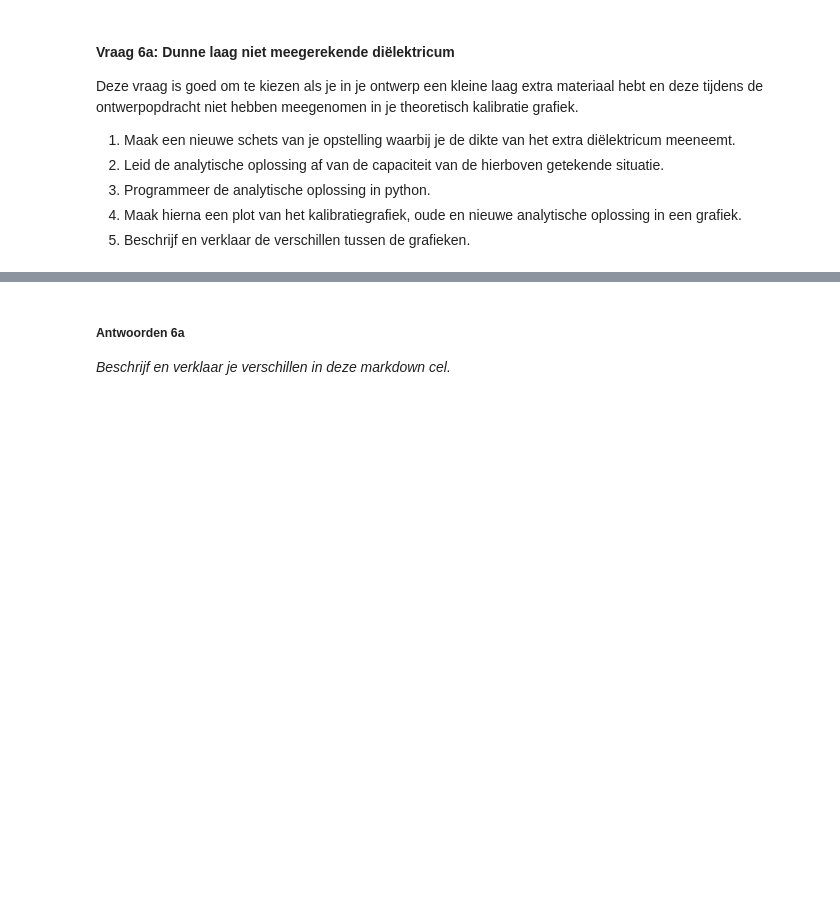
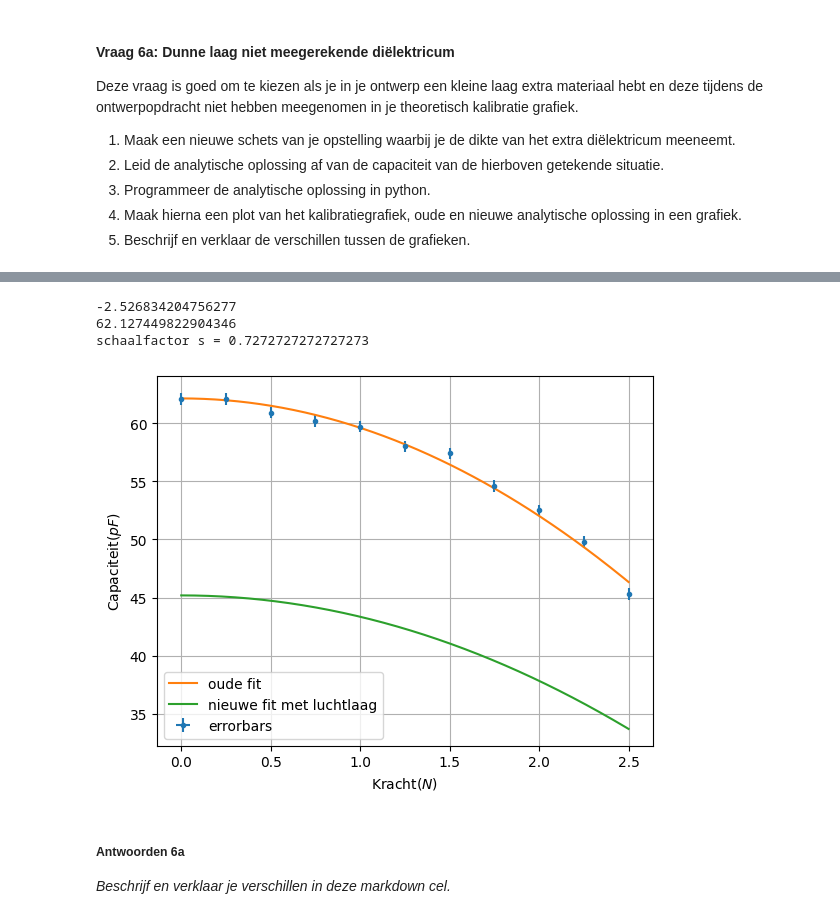
Before and after one commit to tdrvs/opdrachten-DEF-D, a Jupyter notebook: DigitaleOntwerpopdrachten/1CondensatorOpdracht/CondensatorOntwerpopdracht.ipynb, the cells around one changed output, grey strips where cells are left out. Saved outputs shown, nothing was run; the diff lists cells and outputs as text; code cells hidden in the pictures; blank space fills up the shorter version.

```diff
--- a/DigitaleOntwerpopdrachten/1CondensatorOpdracht/CondensatorOntwerpopdracht.ipynb
+++ b/DigitaleOntwerpopdrachten/1CondensatorOpdracht/CondensatorOntwerpopdracht.ipynb
@@ -924,10 +929,51 @@ Deze vraag is goed om te kiezen als je in je ontwerp een kleine laag extra mater
 # %%
-# Schrijf hier de code voor je oplossing. Gebruik hier je eerder gemaakte functies
-# def condensator_extra_laag(#jouw variabelen): # Schrijf hier jouw functie
-    ## je functie
+Arduino = np.array([62.1,60.9,59.7,57.4,52.5,45.3,62.1,60.2,58.0,54.6,49.8]) # orginele data
+Veerunster = np.array([0,0.5,1.0,1.5,2.0,2.5,0.25,0.75,1.25,1.75,2.25])
+
+# Oude fit (zonder extra luchtlaag)
+def func(x,a,b):
+    return a*x**2+b
+
+val, cov = curve_fit(func,Veerunster,Arduino)
+a = val[0]
+b = val[1]
+print(a)
+print(b)
+
+# waardes met extra lucht laagje
+d_k = 4e-3
+d_lucht = 0.5e-3 # dikte van twee keer een laagje ducttape
+eps_r_karton = 3
+eps_r_lucht = 1
+
+def schaalfactor(d_k, eps_r_k, d_lucht, eps_r_lucht=1.0):
+    return (d_k/eps_r_k) / ((d_k/eps_r_k) + (d_lucht/eps_r_lucht))
+
+s = schaalfactor(d_k, eps_r_karton, d_lucht, eps_r_lucht)
+print("schaalfactor s =", s)
+
+def schaalfunctie(F, a, b):
+    return s*(a*F**2 + b)
 
 
-### Maak hier je plot
+xtest = np.linspace(0, 2.5, 200)
+y_oud = func(xtest, a, b)
+y_nieuw = schaalfunctie(xtest, a, b)
+
+plt.figure()
+plt.errorbar(Veerunster, Arduino, xerr=0.01, yerr=0.5, fmt='.' , label = 'errorbars')
+plt.plot(xtest,y_oud, label='oude fit')
+plt.plot(xtest,y_nieuw, label='nieuwe fit met luchtlaag')
+plt.xlabel('Kracht($N$)')
+plt.ylabel('Capaciteit($pF$)')
+plt.legend()
+plt.grid()
+plt.show()
+# %% [output]
+-2.526834204756277
+62.127449822904346
+schaalfactor s = 0.7272727272727273
+[figure, added]
 # %% [markdown]
 ##### Antwoorden 6a
 
```
Also changed, not shown: parts of 3 cells of this notebook, 1 other file.
